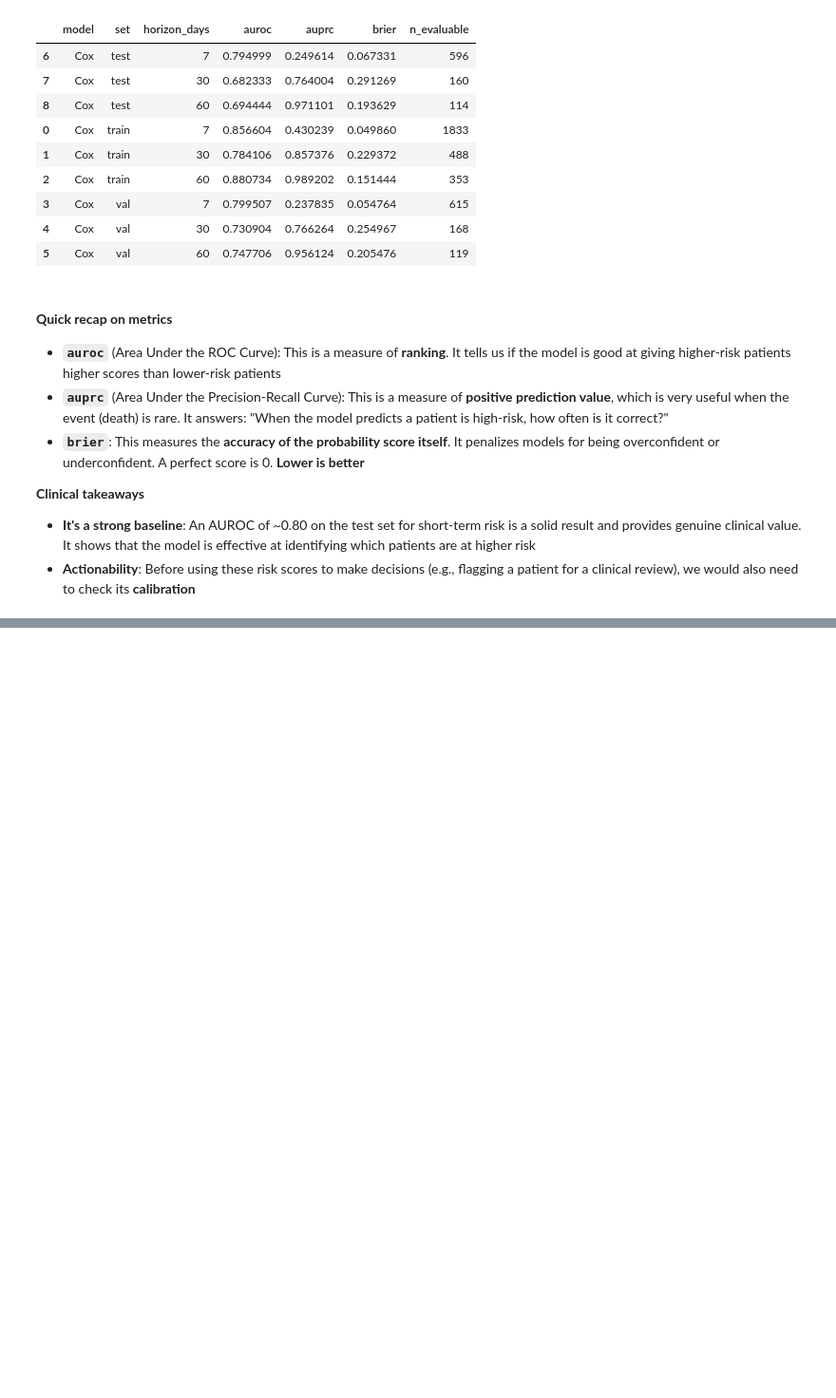
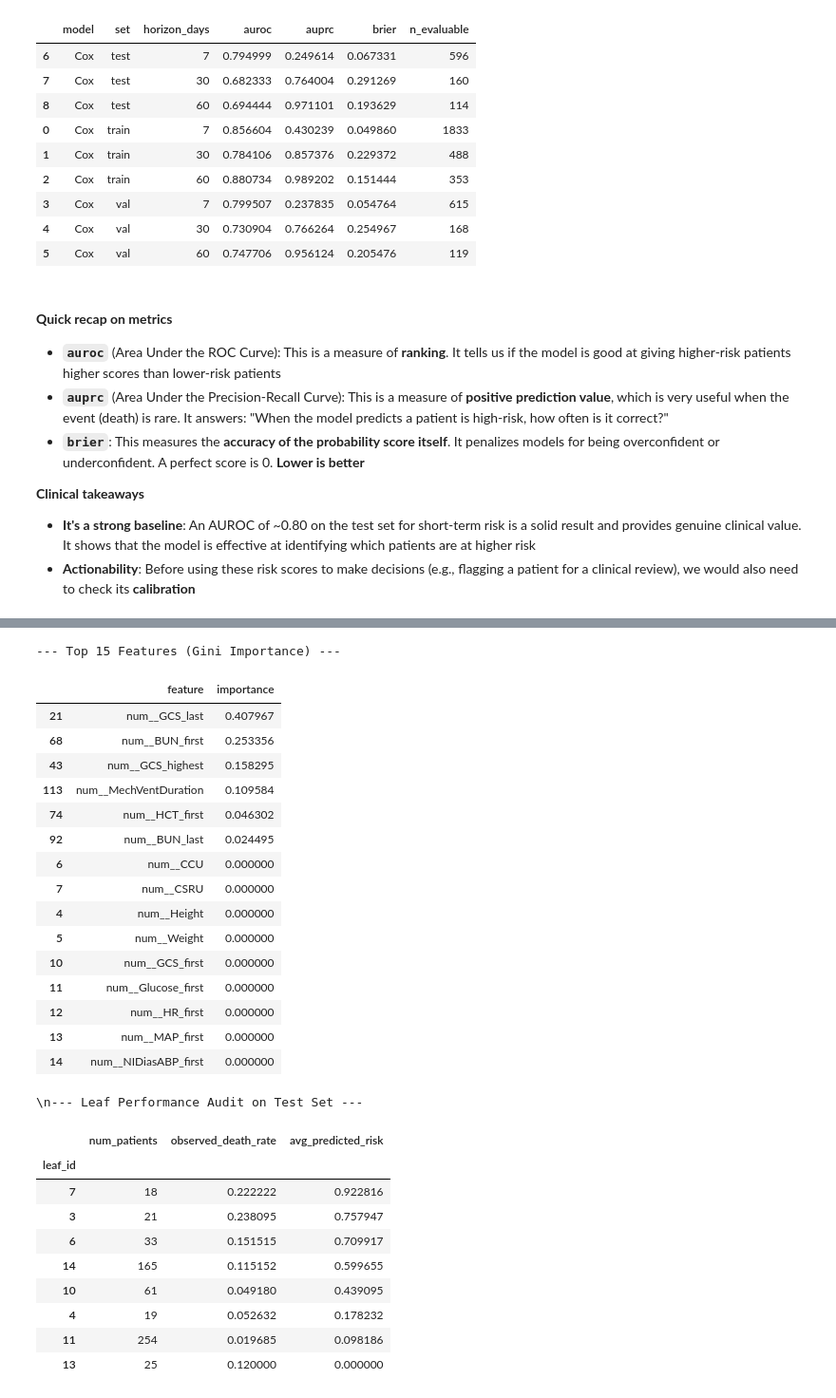
Before and after one commit to IE-ML-for-Healthcare/ICU_Survival_analysis, a Jupyter notebook: 03_ICU_Survival_analysis_DT_RF.ipynb, the cells around one changed output, grey strips where cells are left out. Shown at 95% size. Cells and saved outputs as stored; diff of their text form; code cells hidden in the pictures; blank space fills up the shorter version.

```diff
--- a/03_ICU_Survival_analysis_DT_RF.ipynb
+++ b/03_ICU_Survival_analysis_DT_RF.ipynb
@@ -379,0 +614,76 @@ ARTIFACTS = {
+# %%
+# --- Step 4: Feature Importance (which variables did the tree use?) ---
+
+# The default 'Gini importance' measures how much a feature helps to create "pure" nodes.
+feature_importances = pd.DataFrame({
+    "feature": Xt_train_h.columns,
+    "importance": final_tree.feature_importances_
+}).sort_values("importance", ascending=False).head(15)
+
+print("--- Top 15 Features (Gini Importance) ---")
+display(feature_importances.style)
+
+
+# --- Step 5: Auditing the tree's rules (leaves) on the test set ---
+# This is the most critical step: do the rules that predict high risk actually
+# correspond to groups of patients with high death rates in the unseen test data?
+
+# Get the correct "evaluable" test data for this horizon
+mask_test = ARTIFACTS["labels_test"][HORIZON]["mask"]
+y_test_h = ARTIFACTS["labels_test"][HORIZON]["y_true"][mask_test].to_numpy()
+Xt_test_h = Xt_test.loc[mask_test]
+
+# Find out which leaf each test patient ends up in
+leaf_ids_test = final_tree.apply(Xt_test_h)
+# Get the predicted probability for each test patient
+probabilities_test = final_tree.predict_proba(Xt_test_h)[:, 1]
+
+# Create a summary table
+leaf_audit_df = pd.DataFrame({
+    "leaf_id": leaf_ids_test,
+    "true_outcome": y_test_h,
+    "predicted_risk": probabilities_test
+})
+
+leaf_summary = (
+    leaf_audit_df
+    .groupby("leaf_id")
+    .agg(
+        num_patients=("true_outcome", "size"),
+        observed_death_rate=("true_outcome", "mean"),
+        avg_predicted_risk=("predicted_risk", "mean")
+    )
+    .sort_values("avg_predicted_risk", ascending=False)
+)
+
+print("\\n--- Leaf Performance Audit on Test Set ---")
+display(leaf_summary.style)
+# %% [output]
+--- Top 15 Features (Gini Importance) ---
+|  | feature | importance |
+| 21 | num__GCS_last | 0.407967 |
+| 68 | num__BUN_first | 0.253356 |
+| 43 | num__GCS_highest | 0.158295 |
+| 113 | num__MechVentDuration | 0.109584 |
+| 74 | num__HCT_first | 0.046302 |
+| 92 | num__BUN_last | 0.024495 |
+| 6 | num__CCU | 0.000000 |
+| 7 | num__CSRU | 0.000000 |
+| 4 | num__Height | 0.000000 |
+| 5 | num__Weight | 0.000000 |
+| 10 | num__GCS_first | 0.000000 |
+| 11 | num__Glucose_first | 0.000000 |
+| 12 | num__HR_first | 0.000000 |
+| 13 | num__MAP_first | 0.000000 |
+| 14 | num__NIDiasABP_first | 0.000000 |
+\n--- Leaf Performance Audit on Test Set ---
+|  | num_patients | observed_death_rate | avg_predicted_risk |
+| leaf_id |  |  |  |
+| 7 | 18 | 0.222222 | 0.922816 |
+| 3 | 21 | 0.238095 | 0.757947 |
+| 6 | 33 | 0.151515 | 0.709917 |
+| 14 | 165 | 0.115152 | 0.599655 |
+| 10 | 61 | 0.049180 | 0.439095 |
+| 4 | 19 | 0.052632 | 0.178232 |
+| 11 | 254 | 0.019685 | 0.098186 |
+| 13 | 25 | 0.120000 | 0.000000 |
```
Also changed, not shown: parts of 22 cells of this notebook.
